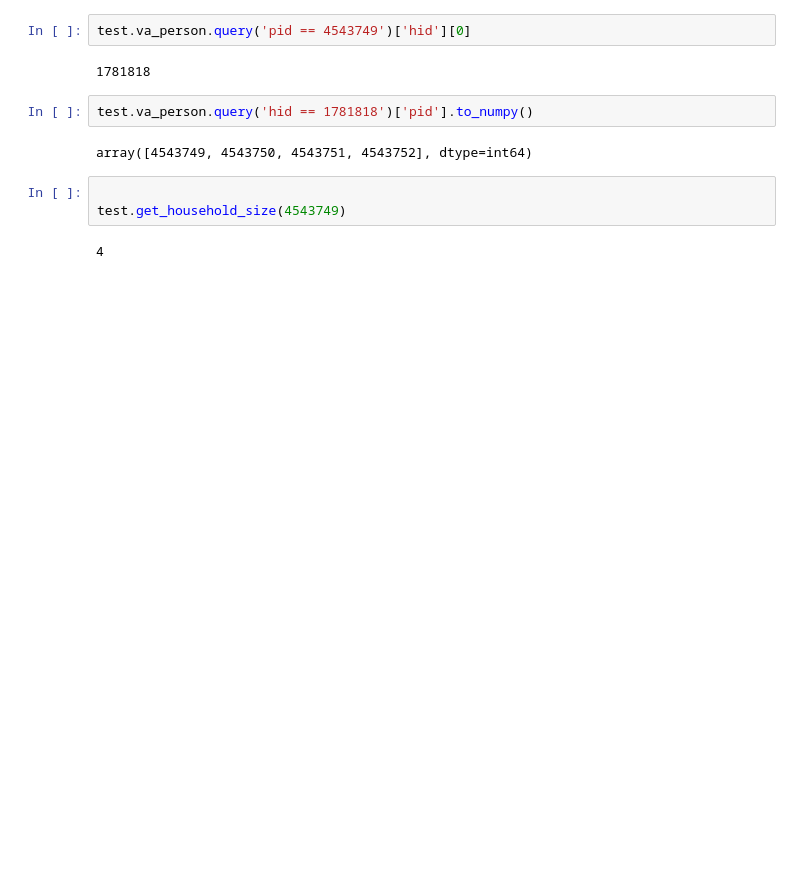
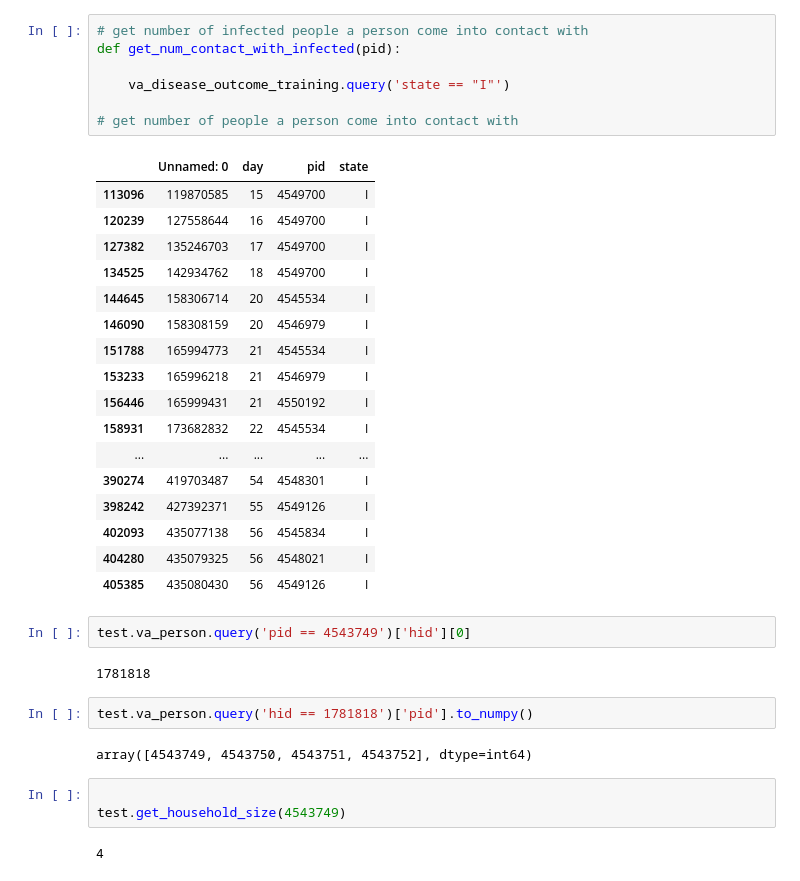
Before and after one commit to shockedeel/graphical-models-project, a Jupyter notebook: main.ipynb, the cells around one changed output. Drawn from its saved outputs; the diff is of its cells as text; blank space fills up the shorter version.

Commit message:
added functions for getting number of contacts

```diff
--- a/main.ipynb
+++ b/main.ipynb
@@ -27,3 +133,28 @@ test.va_household.query('hid == @hid')['hh_size'].squeeze()
+# %%
+# get number of infected people a person come into contact with
+def get_num_contact_with_infected(pid):
+
+    va_disease_outcome_training.query('state == "I"')
+
+# get number of people a person come into contact with
+# %% [output]
+|  | Unnamed: 0 | day | pid | state |
+| 113096 | 119870585 | 15 | 4549700 | I |
+| 120239 | 127558644 | 16 | 4549700 | I |
+| 127382 | 135246703 | 17 | 4549700 | I |
+| 134525 | 142934762 | 18 | 4549700 | I |
+| 144645 | 158306714 | 20 | 4545534 | I |
+| 146090 | 158308159 | 20 | 4546979 | I |
+| 151788 | 165994773 | 21 | 4545534 | I |
+| 153233 | 165996218 | 21 | 4546979 | I |
+| 156446 | 165999431 | 21 | 4550192 | I |
+| 158931 | 173682832 | 22 | 4545534 | I |
+| ... | ... | ... | ... | ... |
+| 390274 | 419703487 | 54 | 4548301 | I |
+| 398242 | 427392371 | 55 | 4549126 | I |
+| 402093 | 435077138 | 56 | 4545834 | I |
+| 404280 | 435079325 | 56 | 4548021 | I |
+| 405385 | 435080430 | 56 | 4549126 | I |
 # %%
 test.va_person.query('pid == 4543749')['hid'][0]
 # %% [output]
```
Also changed, not shown: parts of 9 cells of this notebook, 1 other file.
